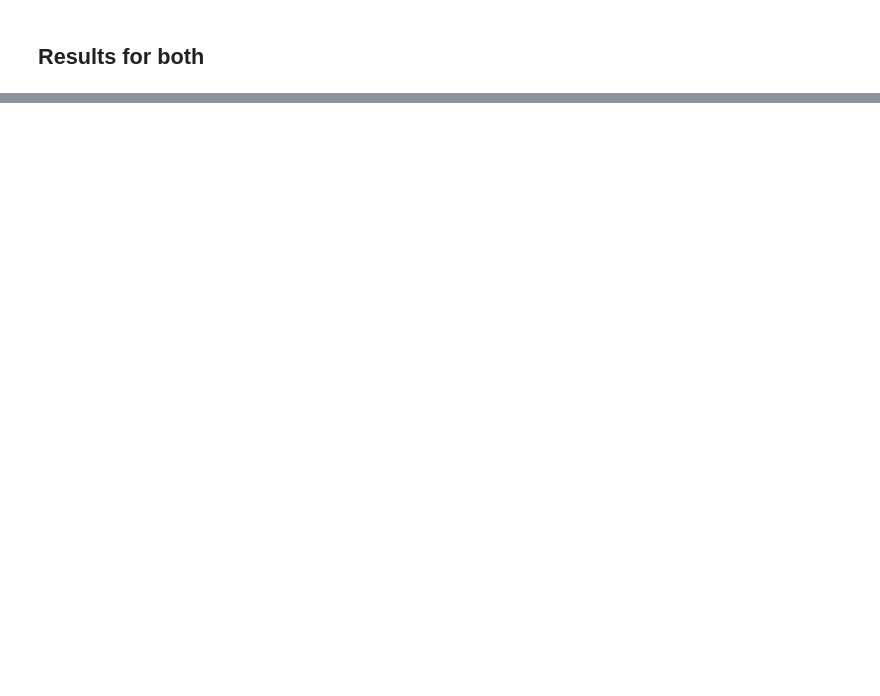
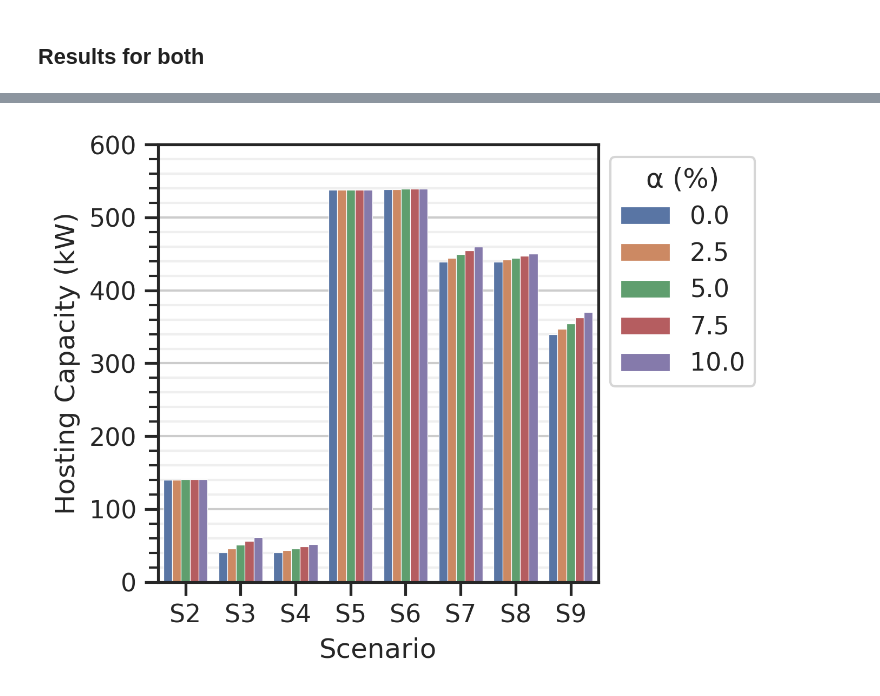
Before and after one commit to felipemarkson/Monteiro2022Results, a Jupyter notebook: results.ipynb, the cells around one changed output, grey strips where cells are left out. Saved outputs shown, nothing was run; the diff lists cells and outputs as text; code cells hidden in the pictures; blank space fills up the shorter version.

```diff
--- a/results.ipynb
+++ b/results.ipynb
@@ -26,3 +26,21 @@ both.describe()
 | 50% | 5.000000 | 354.827918 | 0.000000 | 0.000028 | 7.000000 | 2.000000 | 143.000000 | 2.000000 |
 | 75% | 7.500000 | 370.160982 | 33.129105 | 0.051808 | 10.000000 | 3.000000 | 359.000000 | 3.000000 |
 | max | 10.000000 | 539.554284 | 99.996827 | 13.206180 | 13.000000 | 3.000000 | 576.000000 | 3.000000 |
+# %%
+fig, ax = plt.subplots(figsize=(3.5,3.5), dpi=300)
+sns.barplot(
+    data=both,
+    x="Scenario", y="HC", hue="alpha",ax=ax, ci=None, linewidth=0.3
+)
+plt.minorticks_on()
+plt.grid(True, axis='y', which='major')
+plt.grid(True, axis='y', which='minor', alpha=0.3)
+plt.tick_params(axis='x', which='minor', bottom=False)
+plt.ylim(0,600)
+plt.ylabel("Hosting Capacity (kW)")
+plt.legend(loc='center left', title="α (%)", ncol=1, bbox_to_anchor=(1, 0.71))
+plt.savefig("results/both/both_hc.svg", format="svg", bbox_inches="tight")
+plt.savefig("results/both/both_hc.pdf", format="pdf", bbox_inches="tight")
+plt.show()
+# %% [output]
+[figure, added]
```
Also changed, not shown: parts of 7 cells of this notebook.
